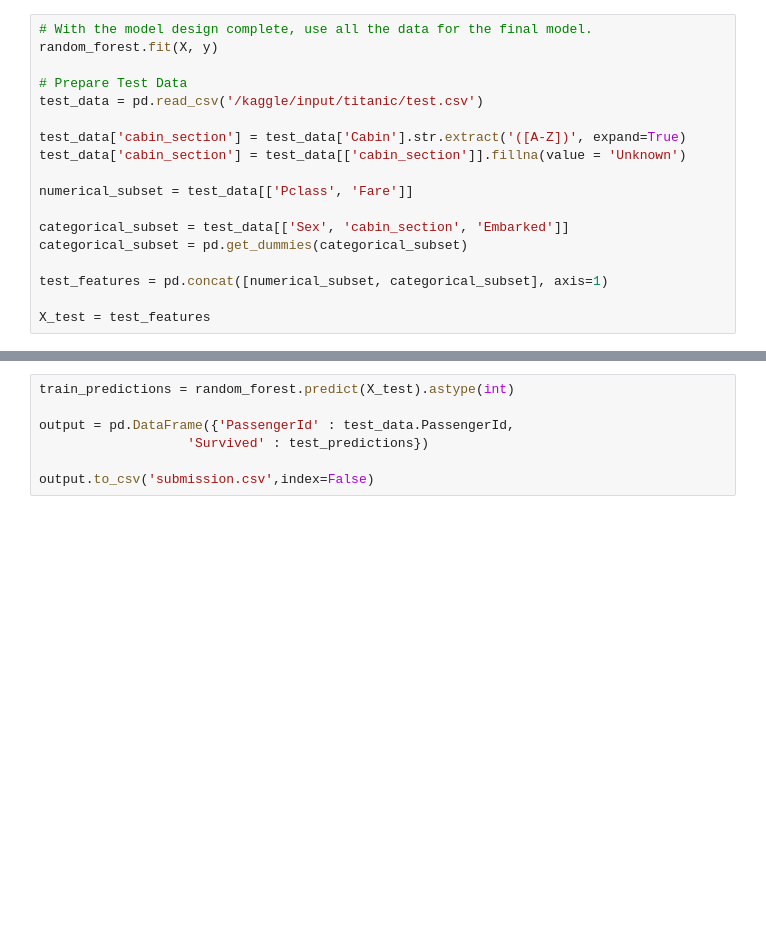
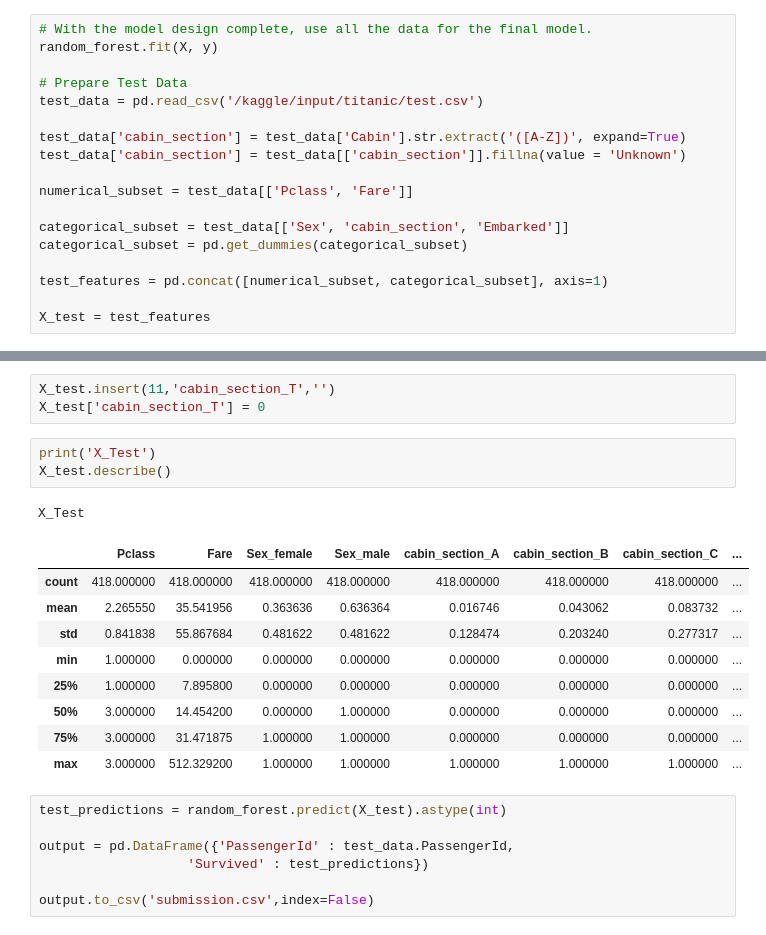
Before and after one commit to Jared-Glenn/Kaggle_Titanic, a Jupyter notebook: titanic-model-2.ipynb, the cells around one changed output, grey strips where cells are left out. Cells and saved outputs as stored; diff of their text form; blank space fills up the shorter version.

```diff
--- a/titanic-model-2.ipynb
+++ b/titanic-model-2.ipynb
@@ -290,5 +516,22 @@ X_test.describe()
+# %%
+X_test.insert(11,'cabin_section_T','')
+X_test['cabin_section_T'] = 0
+# %%
+print('X_Test')
+X_test.describe()
+# %% [output]
+X_Test
+|  | Pclass | Fare | Sex_female | Sex_male | cabin_section_A | cabin_section_B | cabin_section_C | ... |
+| count | 418.000000 | 418.000000 | 418.000000 | 418.000000 | 418.000000 | 418.000000 | 418.000000 | ... |
+| mean | 2.265550 | 35.541956 | 0.363636 | 0.636364 | 0.016746 | 0.043062 | 0.083732 | ... |
+| std | 0.841838 | 55.867684 | 0.481622 | 0.481622 | 0.128474 | 0.203240 | 0.277317 | ... |
+| min | 1.000000 | 0.000000 | 0.000000 | 0.000000 | 0.000000 | 0.000000 | 0.000000 | ... |
+| 25% | 1.000000 | 7.895800 | 0.000000 | 0.000000 | 0.000000 | 0.000000 | 0.000000 | ... |
+| 50% | 3.000000 | 14.454200 | 0.000000 | 1.000000 | 0.000000 | 0.000000 | 0.000000 | ... |
+| 75% | 3.000000 | 31.471875 | 1.000000 | 1.000000 | 0.000000 | 0.000000 | 0.000000 | ... |
+| max | 3.000000 | 512.329200 | 1.000000 | 1.000000 | 1.000000 | 1.000000 | 1.000000 | ... |
 # %%
-train_predictions = random_forest.predict(X_test).astype(int)
+test_predictions = random_forest.predict(X_test).astype(int)
 
 output = pd.DataFrame({'PassengerId' : test_data.PassengerId,
                    'Survived' : test_predictions})
```
Also changed, not shown: parts of 25 cells of this notebook.
